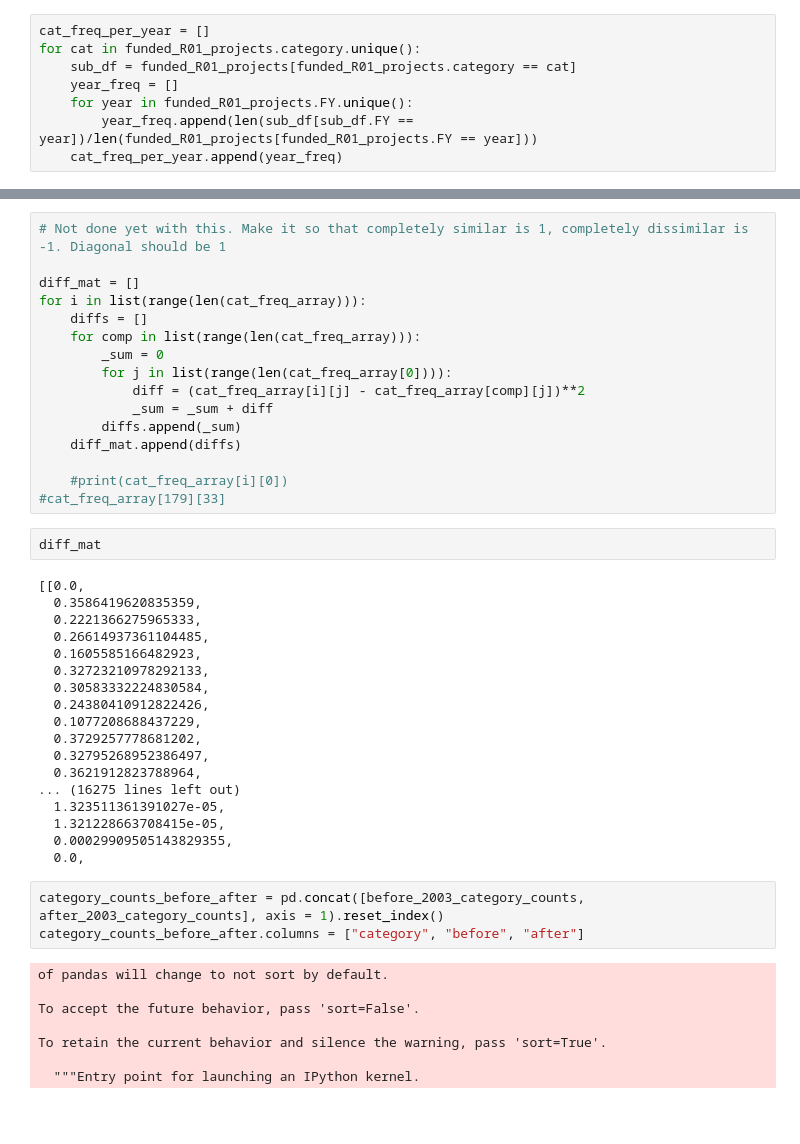
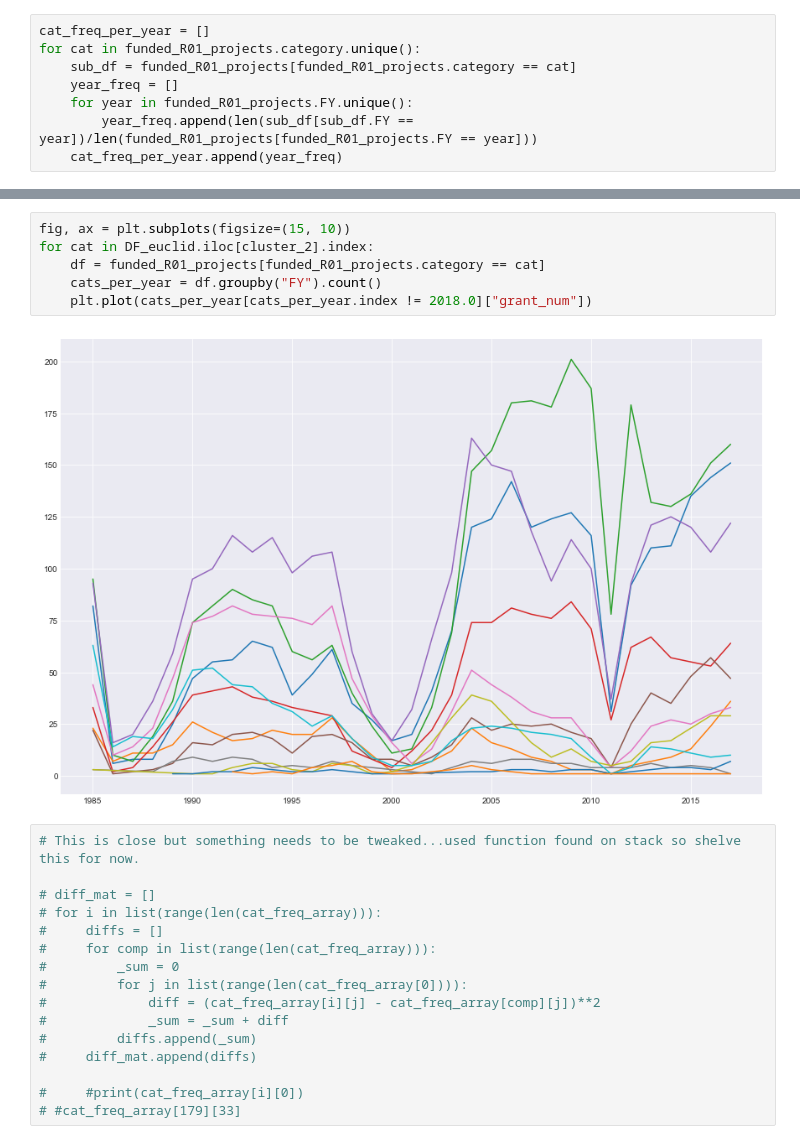
Before and after one commit to raom1/NIH-grants, a Jupyter notebook: funding_topic_analysis_2.ipynb, the cells around one changed output, grey strips where cells are left out. Saved outputs shown, nothing was run; the diff lists cells and outputs as text; blank space fills up the shorter version.

```diff
--- a/funding_topic_analysis_2.ipynb
+++ b/funding_topic_analysis_2.ipynb
@@ -756,47 +859,24 @@ cat_freq_array = np.array(cat_freq_per_year)
+# %%
+fig, ax = plt.subplots(figsize=(15, 10))
+for cat in DF_euclid.iloc[cluster_2].index:
+    df = funded_R01_projects[funded_R01_projects.category == cat]
+    cats_per_year = df.groupby("FY").count()
+    plt.plot(cats_per_year[cats_per_year.index != 2018.0]["grant_num"])
+# %% [output]
+[figure, added]
 # %%
-# Not done yet with this. Make it so that completely similar is 1, completely dissimilar is -1. Diagonal should be 1
+# This is close but something needs to be tweaked...used function found on stack so shelve this for now.
 
-diff_mat = []
-for i in list(range(len(cat_freq_array))):
-    diffs = []
-    for comp in list(range(len(cat_freq_array))):
-        _sum = 0
-        for j in list(range(len(cat_freq_array[0]))):
-            diff = (cat_freq_array[i][j] - cat_freq_array[comp][j])**2
-            _sum = _sum + diff
-        diffs.append(_sum)
-    diff_mat.append(diffs)
+# diff_mat = []
+# for i in list(range(len(cat_freq_array))):
+#     diffs = []
+#     for comp in list(range(len(cat_freq_array))):
+#         _sum = 0
+#         for j in list(range(len(cat_freq_array[0]))):
+#             diff = (cat_freq_array[i][j] - cat_freq_array[comp][j])**2
+#             _sum = _sum + diff
+#         diffs.append(_sum)
+#     diff_mat.append(diffs)
 
-    #print(cat_freq_array[i][0])
-#cat_freq_array[179][33]
+#     #print(cat_freq_array[i][0])
+# #cat_freq_array[179][33]
-# %%
-diff_mat
-# %% [output]
-[[0.0,
-  0.3586419620835359,
-  0.2221366275965333,
-  0.26614937361104485,
-  0.1605585166482923,
-  0.32723210978292133,
-  0.30583332224830584,
-  0.24380410912822426,
-  0.1077208688437229,
-  0.3729257778681202,
-  0.32795268952386497,
-  0.3621912823788964,
-... (16275 lines left out)
-  1.323511361391027e-05,
-  1.321228663708415e-05,
-  0.00029909505143829355,
-  0.0,
-# %%
-category_counts_before_after = pd.concat([before_2003_category_counts, after_2003_category_counts], axis = 1).reset_index()
-category_counts_before_after.columns = ["category", "before", "after"]
-# %% [output]
-of pandas will change to not sort by default.
-
-To accept the future behavior, pass 'sort=False'.
-
-To retain the current behavior and silence the warning, pass 'sort=True'.
-
-  """Entry point for launching an IPython kernel.
```
Also changed, not shown: parts of 36 cells of this notebook.
